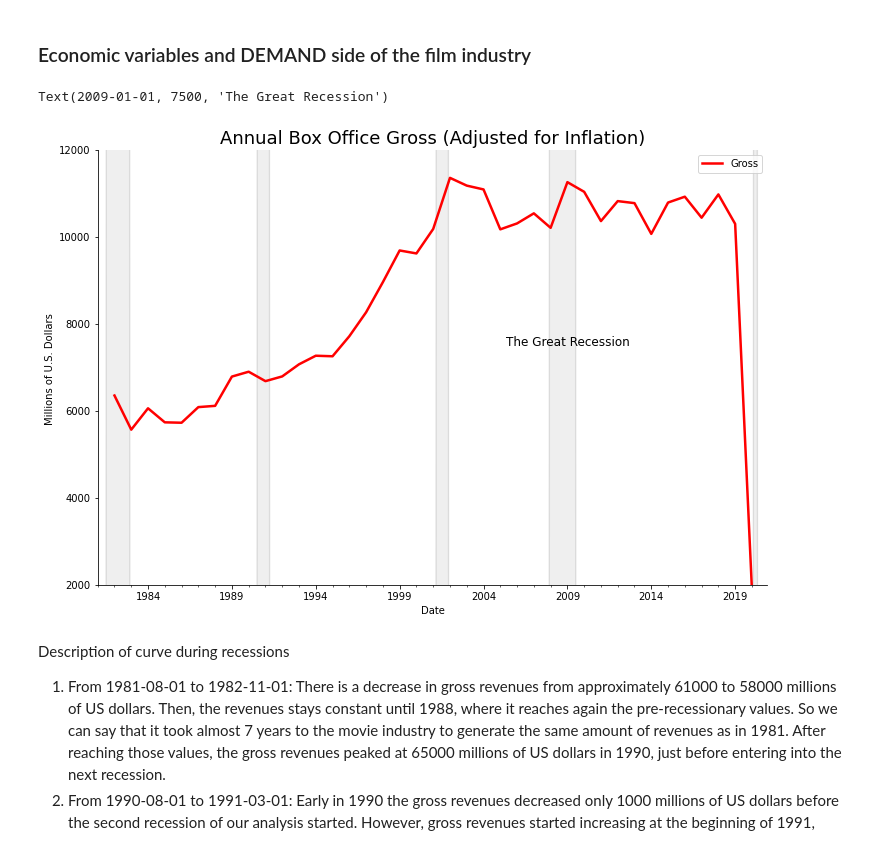
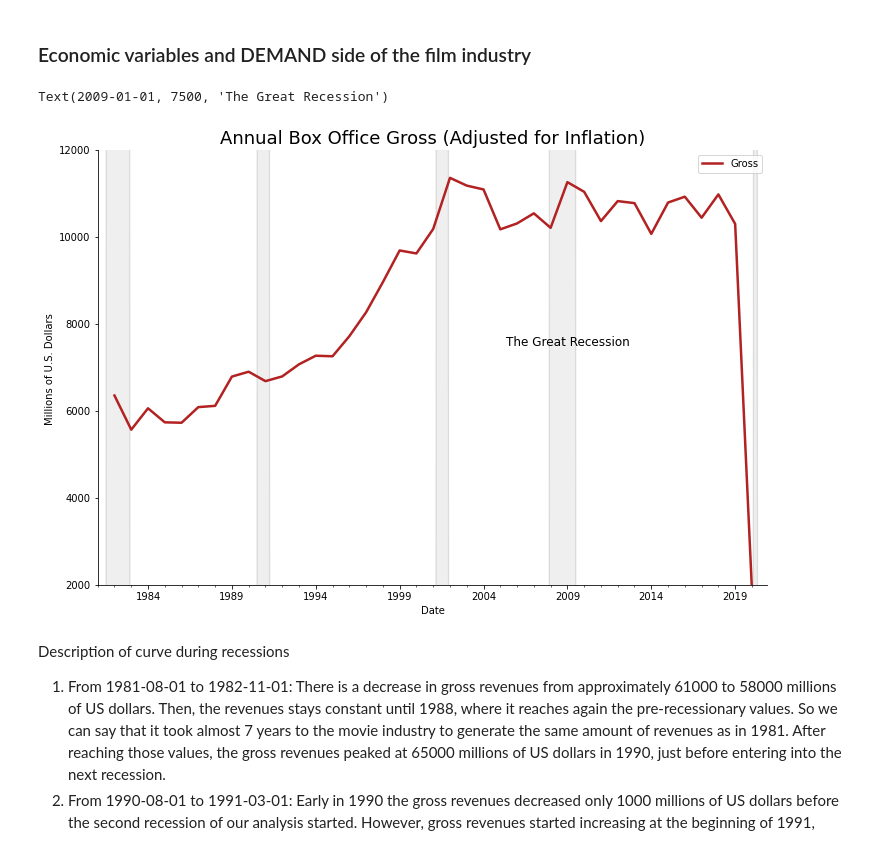
Before and after one commit to FabrizioCabreraC/Hollywood-as-recession-proof, a Jupyter notebook: Hollywood_Project.ipynb, the cells around one changed output. Cells and saved outputs as stored; diff of their text form; code cells hidden in the pictures.

```diff
--- a/Hollywood_Project.ipynb
+++ b/Hollywood_Project.ipynb
@@ -695,35 +695,35 @@ The [unemployment rate](https://www.epi.org/newsroom/useful_definitions/) measur
 # %%
 # Annual Box Office Gross (Adjusted for Inflation)
 fig, axs = plt.subplots(figsize=(12,8))
 
 us_rec_scale["USREC"].plot.area(ax=axs, alpha=0.12, color="gray", label=str())
 
 data_box_year['gross'].plot(
-    color = ('red'),
+    color = ('firebrick'),
     ax=axs,
     label="Gross",
     linewidth = 2.5)
 
 plt.xlim("1978-01-01", "2021-01-01")
 plt.legend(loc='upper right')
 plt.xlim("1981-01-01", "2020-12-31")
 plt.ylim(2000,12000)
 
 axs.spines["right"].set_visible(False)
 axs.spines["top"].set_visible(False)
 axs.set_title(
     "Annual Box Office Gross (Adjusted for Inflation)",
     fontsize = 18)
 axs.set_ylabel("Millions of U.S. Dollars ")
 
 axs.annotate(
     "The Great Recession",
     xy = ("2009-01-01", 7500),
     fontsize=12,
      horizontalalignment="center")
 # %% [output]
 Text(2009-01-01, 7500, 'The Great Recession')
-[figure, old version]
+[figure, new version]
 # %% [markdown]
 Description of curve during recessions
 
```
Also changed, not shown: parts of 23 cells of this notebook.
